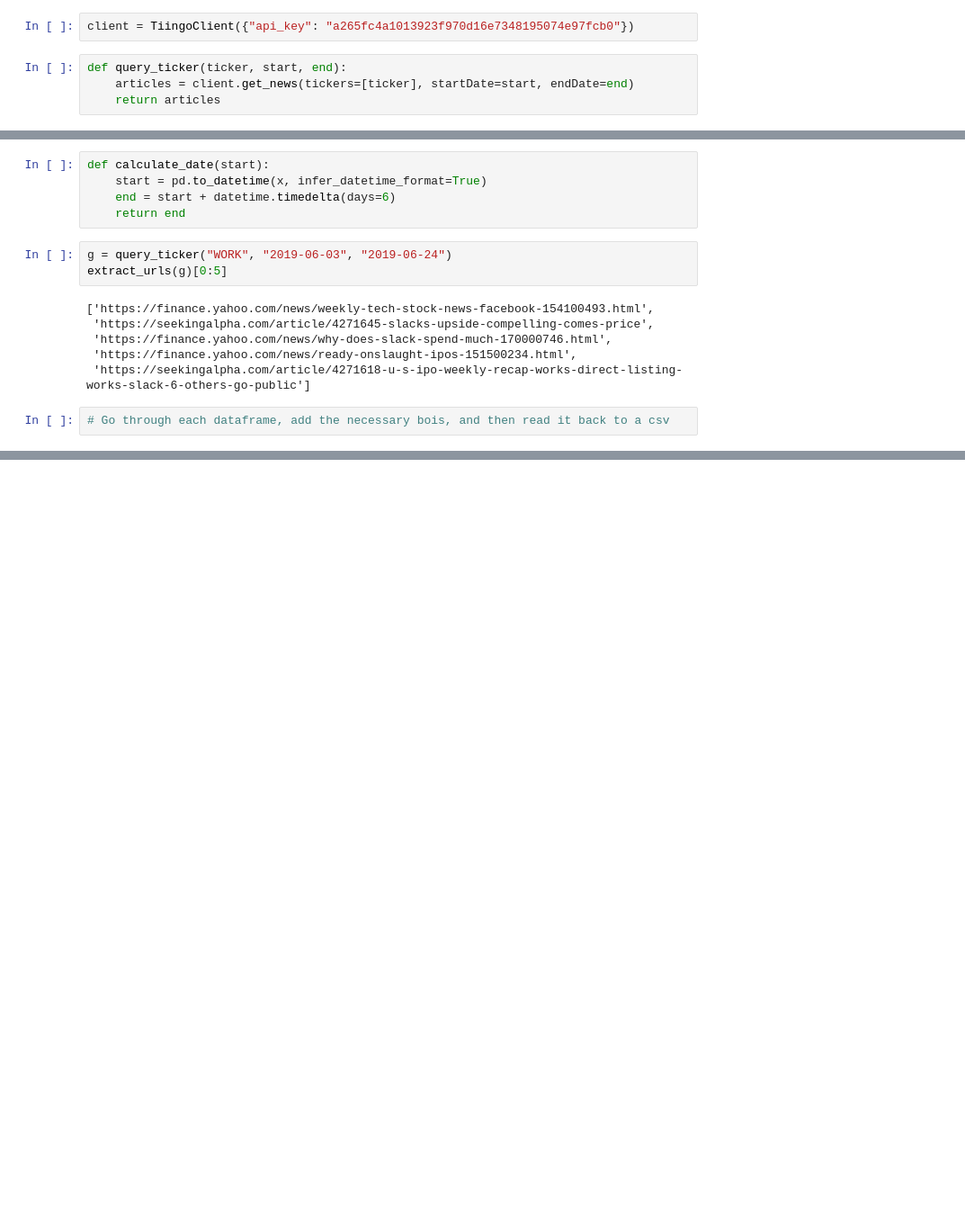
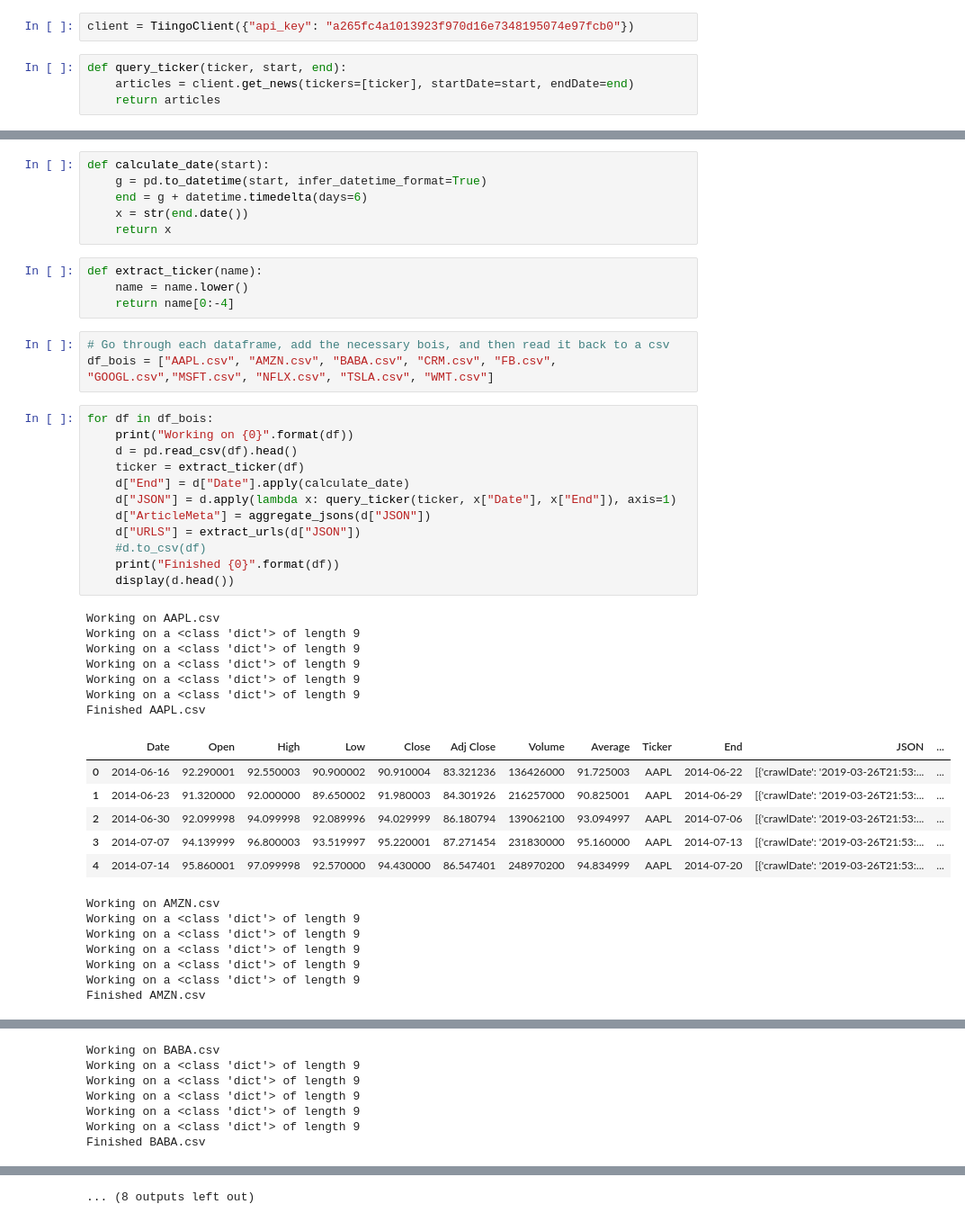
Before and after one commit to prisubs/CompliantWeb, a Jupyter notebook: data/formatted/add_corpus.ipynb, the cells around one changed output, grey strips where cells are left out. Shown at 90% size. Cells and saved outputs as stored; diff of their text form; blank space fills up the shorter version.

```diff
--- a/data/formatted/add_corpus.ipynb
+++ b/data/formatted/add_corpus.ipynb
@@ -25,17 +26,47 @@ def extract_urls(json_list):
     return result
 # %%
 def calculate_date(start):
-    start = pd.to_datetime(x, infer_datetime_format=True)
-    end = start + datetime.timedelta(days=6)
-    return end
+    g = pd.to_datetime(start, infer_datetime_format=True)
+    end = g + datetime.timedelta(days=6)
+    x = str(end.date())
+    return x
-# %%
-g = query_ticker("WORK", "2019-06-03", "2019-06-24")
-extract_urls(g)[0:5]
-# %% [output]
-['https://finance.yahoo.com/news/weekly-tech-stock-news-facebook-154100493.html',
- 'https://seekingalpha.com/article/4271645-slacks-upside-compelling-comes-price',
- 'https://finance.yahoo.com/news/why-does-slack-spend-much-170000746.html',
- 'https://finance.yahoo.com/news/ready-onslaught-ipos-151500234.html',
- 'https://seekingalpha.com/article/4271618-u-s-ipo-weekly-recap-works-direct-listing-works-slack-6-others-go-public']
+# %%
+def extract_ticker(name):
+    name = name.lower()
+    return name[0:-4]
 # %%
 # Go through each dataframe, add the necessary bois, and then read it back to a csv
+df_bois = ["AAPL.csv", "AMZN.csv", "BABA.csv", "CRM.csv", "FB.csv", "GOOGL.csv","MSFT.csv", "NFLX.csv", "TSLA.csv", "WMT.csv"]
+# %%
+for df in df_bois:
+    print("Working on {0}".format(df))
+    d = pd.read_csv(df).head()
+    ticker = extract_ticker(df)
+    d["End"] = d["Date"].apply(calculate_date)
+    d["JSON"] = d.apply(lambda x: query_ticker(ticker, x["Date"], x["End"]), axis=1)
+    d["ArticleMeta"] = aggregate_jsons(d["JSON"])
+    d["URLS"] = extract_urls(d["JSON"])
+    #d.to_csv(df)
+    print("Finished {0}".format(df))
+    display(d.head())
+# %% [output]
+Working on AAPL.csv
+Working on a <class 'dict'> of length 9
+Working on a <class 'dict'> of length 9
+Working on a <class 'dict'> of length 9
+Working on a <class 'dict'> of length 9
+Working on a <class 'dict'> of length 9
+Finished AAPL.csv
+|  | Date | Open | High | Low | Close | Adj Close | Volume | Average | Ticker | End | JSON | ... |
+| 0 | 2014-06-16 | 92.290001 | 92.550003 | 90.900002 | 90.910004 | 83.321236 | 136426000 | 91.725003 | AAPL | 2014-06-22 | [{'crawlDate': '2019-03-26T21:53:... | ... |
+| 1 | 2014-06-23 | 91.320000 | 92.000000 | 89.650002 | 91.980003 | 84.301926 | 216257000 | 90.825001 | AAPL | 2014-06-29 | [{'crawlDate': '2019-03-26T21:53:... | ... |
+| 2 | 2014-06-30 | 92.099998 | 94.099998 | 92.089996 | 94.029999 | 86.180794 | 139062100 | 93.094997 | AAPL | 2014-07-06 | [{'crawlDate': '2019-03-26T21:53:... | ... |
+| 3 | 2014-07-07 | 94.139999 | 96.800003 | 93.519997 | 95.220001 | 87.271454 | 231830000 | 95.160000 | AAPL | 2014-07-13 | [{'crawlDate': '2019-03-26T21:53:... | ... |
+| 4 | 2014-07-14 | 95.860001 | 97.099998 | 92.570000 | 94.430000 | 86.547401 | 248970200 | 94.834999 | AAPL | 2014-07-20 | [{'crawlDate': '2019-03-26T21:53:... | ... |
+Working on AMZN.csv
+Working on a <class 'dict'> of length 9
+Working on a <class 'dict'> of length 9
+Working on a <class 'dict'> of length 9
+Working on a <class 'dict'> of length 9
+Working on a <class 'dict'> of length 9
+Finished AMZN.csv
@@ -41,0 +79,7 @@ extract_urls(g)[0:5]
+Working on BABA.csv
+Working on a <class 'dict'> of length 9
+Working on a <class 'dict'> of length 9
+Working on a <class 'dict'> of length 9
+Working on a <class 'dict'> of length 9
+Working on a <class 'dict'> of length 9
+Finished BABA.csv
@@ -41,0 +131 @@ extract_urls(g)[0:5]
+... (8 outputs left out)
```
Also changed, not shown: parts of 3 cells of this notebook.
